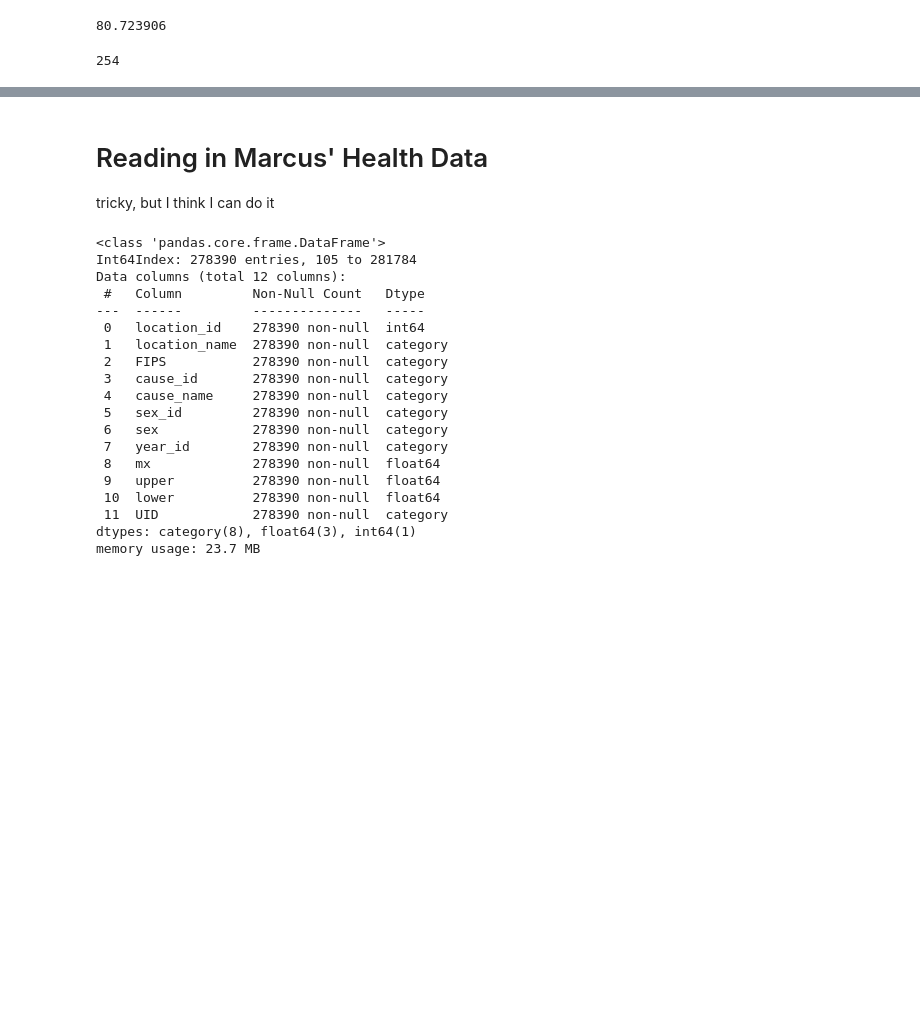
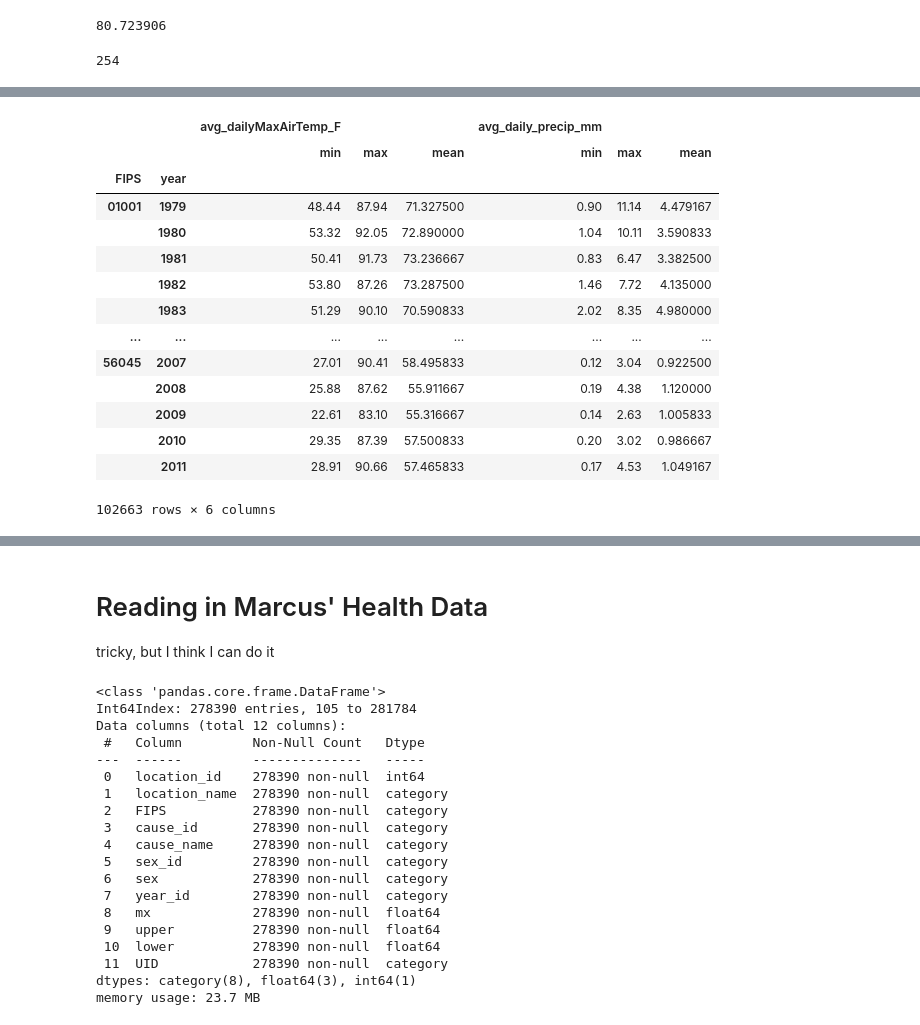
Before and after one commit to calculaterceec/Proj4Team2, a Jupyter notebook: kade_higgins_DataCleaning.ipynb, the cells around one changed output, grey strips where cells are left out. Saved outputs shown, nothing was run; the diff lists cells and outputs as text; code cells hidden in the pictures; blank space fills up the shorter version.

Commit message:
data cleaning update

```diff
--- a/kade_higgins_DataCleaning.ipynb
+++ b/kade_higgins_DataCleaning.ipynb
@@ -427,3 +428,6 @@ len(precip_airTemp[precip_airTemp['state_abbrv'] == 'TX']['FIPS'].unique())
 combined_df
 # %%
 combined_df.memory_usage(deep=True) / 1_000_000
+# %%
+test_read = pd.read_csv('./data/01_climate_data/01_climate_data_CLEAN/precip_airTemp_wFIPS_1979_2011.zip', parse_dates=['month_year_short'], dtype={'FIPS': object})
+test_read.info()
@@ -429,0 +454,2 @@ combined_df.memory_usage(deep=True) / 1_000_000
+# %%
+test_read['year'] = test_read['month_year_short'].dt.year
@@ -429,0 +472,19 @@ combined_df.memory_usage(deep=True) / 1_000_000
+# %%
+grouped_climate = test_read.groupby(by=['FIPS', 'year']).aggregate({'avg_dailyMaxAirTemp_F': ['min', 'max', 'mean'], 'avg_daily_precip_mm': ['min', 'max', 'mean']})
+grouped_climate
+# %% [output]
+|  |  | avg_dailyMaxAirTemp_F |  |  | avg_daily_precip_mm |  |  |
+|  |  | min | max | mean | min | max | mean |
+| FIPS | year |  |  |  |  |  |  |
+| 01001 | 1979 | 48.44 | 87.94 | 71.327500 | 0.90 | 11.14 | 4.479167 |
+|  | 1980 | 53.32 | 92.05 | 72.890000 | 1.04 | 10.11 | 3.590833 |
+|  | 1981 | 50.41 | 91.73 | 73.236667 | 0.83 | 6.47 | 3.382500 |
+|  | 1982 | 53.80 | 87.26 | 73.287500 | 1.46 | 7.72 | 4.135000 |
+|  | 1983 | 51.29 | 90.10 | 70.590833 | 2.02 | 8.35 | 4.980000 |
+| ... | ... | ... | ... | ... | ... | ... | ... |
+| 56045 | 2007 | 27.01 | 90.41 | 58.495833 | 0.12 | 3.04 | 0.922500 |
+|  | 2008 | 25.88 | 87.62 | 55.911667 | 0.19 | 4.38 | 1.120000 |
+|  | 2009 | 22.61 | 83.10 | 55.316667 | 0.14 | 2.63 | 1.005833 |
+|  | 2010 | 29.35 | 87.39 | 57.500833 | 0.20 | 3.02 | 0.986667 |
+|  | 2011 | 28.91 | 90.66 | 57.465833 | 0.17 | 4.53 | 1.049167 |
+102663 rows × 6 columns
```
Also changed, not shown: parts of 4 cells of this notebook.
